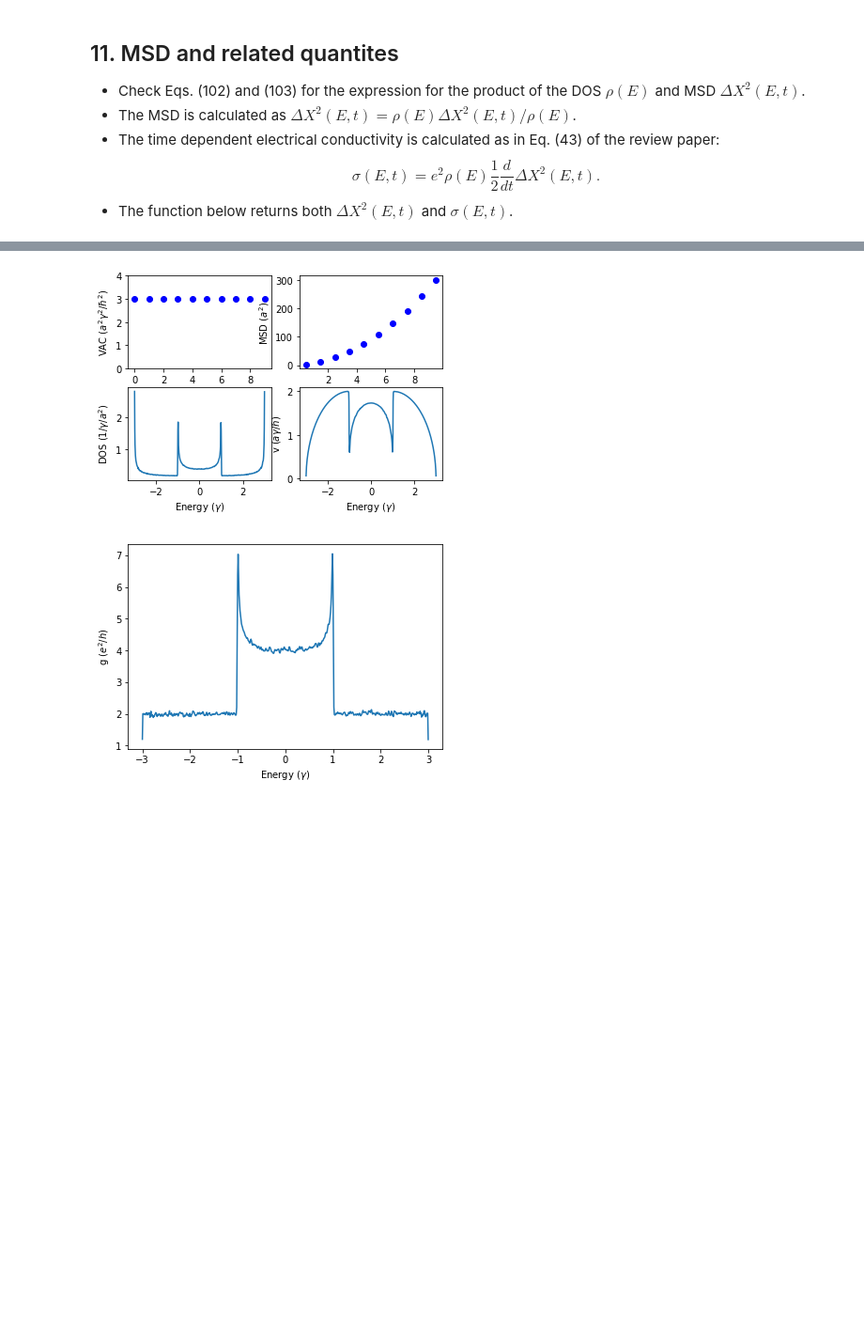
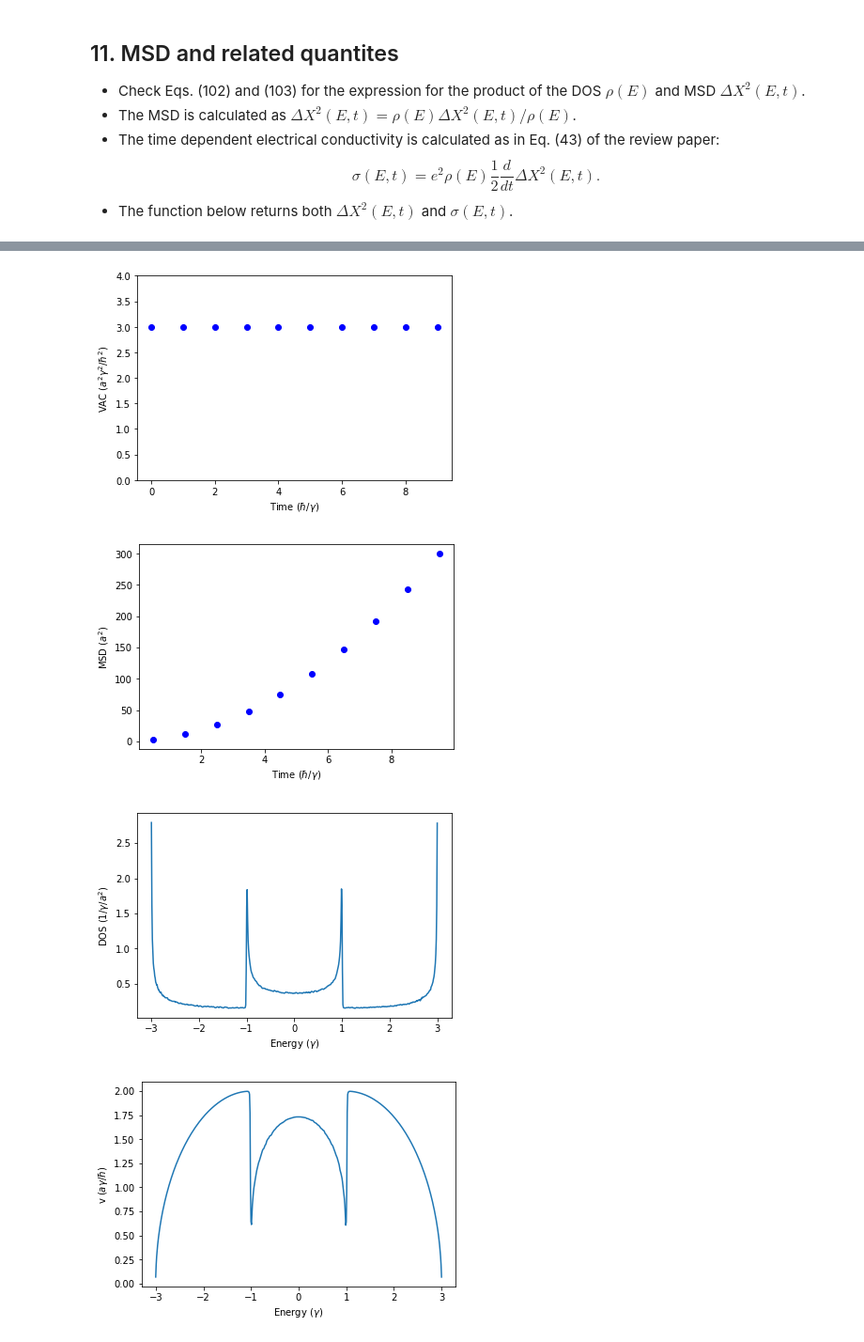
Before and after one commit to brucefan1983/LSQT-Jupyter, a Jupyter notebook: LSQT.ipynb, the cells around one changed output, grey strips where cells are left out. Shown at 94% size. Drawn from its saved outputs; the diff is of its cells as text; code cells hidden in the pictures; blank space fills up the shorter version.

```diff
--- a/LSQT.ipynb
+++ b/LSQT.ipynb
@@ -270,15 +270,18 @@ def find_vac(M, E_max, dt_scaled, E_scaled, H_scaled, V, phi, DOS):
     dt = dt_scaled / E_max
     phi_left = phi
     phi_right = V.dot(phi)
-    DOS_times_VAC = np.zeros(Ne)
+    DOS_times_VAC_old = np.zeros(Ne)
+    DOS_times_VAC_new = np.zeros(Ne)
     VAC = np.zeros((Nt, Ne))
     sigma_from_VAC = np.zeros((Nt, Ne))
     for nt in range(Nt):
         C = find_moments(M, H_scaled, V.dot(phi_left), phi_right)
-        DOS_times_VAC = chebyshev_summation(M, C, E_scaled, E_max)
-        VAC[nt, :] = DOS_times_VAC / DOS
+        DOS_times_VAC_new = chebyshev_summation(M, C, E_scaled, E_max)
+        VAC[nt, :] = DOS_times_VAC_new / DOS
         if nt > 0:
-            sigma_from_VAC[nt, :] = sigma_from_VAC[nt - 1, :] + dt[nt] * DOS_times_VAC
+            tmp = dt[nt - 1] * (DOS_times_VAC_old + DOS_times_VAC_new) * 0.5
+            sigma_from_VAC[nt, :] = sigma_from_VAC[nt - 1, :] + tmp
+        DOS_times_VAC_old = DOS_times_VAC_new
         phi_left = evolve(H_scaled, dt_scaled[nt], -1, phi_left)
         phi_right = evolve(H_scaled, dt_scaled[nt], -1, phi_right)
     sigma_from_VAC *= 2.0 * np.pi # from e^2/hbar to e^2/h
@@ -316 +321,9 @@ def find_msd(M, E_max, dt_scaled, E_scaled, H_scaled, V_scaled, phi, DOS):
+# %%
+def lsqt(Nx, Ny, W, M, E_max, E, dt):
+    H, V = find_H(Nx, Ny, W)
+    phi = create_state(Nx * Ny)
+    DOS = find_dos(M, E_max, E/E_max, H/E_max, phi)
+    VAC, sigma_from_VAC = find_vac(M, E_max, dt*E_max, E/E_max, H/E_max, V, phi, DOS)
+    MSD, sigma_from_MSD = find_msd(M, E_max, dt*E_max, E/E_max, H/E_max, V/E_max, phi, DOS)
+    return DOS, VAC, sigma_from_VAC, MSD, sigma_from_MSD
 # %% [markdown]
@@ -341,47 +354,45 @@ t_VAC = np.arange(10.0)           # time for VAC
 t_MSD = t_VAC + 0.5               # time for MSD
 
 # (2) Calculate physical quantities
-H, V = find_H(Nx, Ny, W)                        # Hamiltonian and velocity
-phi = create_state(Nx * Ny)                     # initial random vector
-DOS = find_dos(M, E_max, E/E_max, H/E_max, phi) # DOS
-VAC, sigma_from_VAC = find_vac(M, E_max, dt*E_max, E/E_max, H/E_max, V, phi, DOS)
-MSD, sigma_from_MSD = find_msd(M, E_max, dt*E_max, E/E_max, H/E_max, V/E_max, phi, DOS)
+DOS, VAC, sigma_from_VAC, MSD, sigma_from_MSD = lsqt(Nx, Ny, W, M, E_max, E, dt)
 v_F = np.sqrt(VAC[0, :])                        # Fermi velocity
 g = Ny * DOS * v_F * 0.5                        # conductance
 g *= 2.0 * np.pi                                # from e^2/hbar to e^2/h
 
-# (3) Plot a similar figure as in Fig. 5 in the review paper
+# (3) Get similar plots as in Figs. 5 and 6 in the review paper
+
 plt.figure
-
-ax1 = plt.subplot(2, 2, 1)
 plt.plot(t_VAC, VAC[:, 301], 'bo')
 plt.xlabel('Time ($\hbar/\gamma$)')
 plt.ylabel('VAC ($a^2\gamma^2/\hbar^2$)')
 plt.ylim(0, 4)
+plt.show()
 
-ax2 = plt.subplot(2, 2, 2)
+plt.figure
 plt.plot(t_MSD, MSD[:, 301], 'bo')
 plt.xlabel('Time ($\hbar/\gamma$)')
 plt.ylabel('MSD ($a^2$)')
+plt.show()
 
-ax3 = plt.subplot(2, 2, 3)
+plt.figure
 plt.plot(E, DOS)
 plt.xlabel('Energy ($\gamma$)')
 plt.ylabel('DOS ($1/\gamma/a^2$)')
+plt.show()
 
-ax4 = plt.subplot(2, 2, 4)
+plt.figure
 plt.plot(E, v_F)
 plt.xlabel('Energy ($\gamma$)')
 plt.ylabel('v ($a\gamma/\hbar$)')
-
 plt.show()
 
-# (4) Plot the a similar figure as in Fig. 6 in the review paper
 plt.figure
 plt.plot(E, g)
 plt.xlabel('Energy ($\gamma$)')
 plt.ylabel('g ($e^2/h$)')
 plt.show()
 # %% [output]
-[figure, old version]
+[figure, new version]
-[figure, old version]
+[figure, new version]
+[figure, added]
+[figure, added]
```
Also changed, not shown: parts of 6 cells of this notebook.
